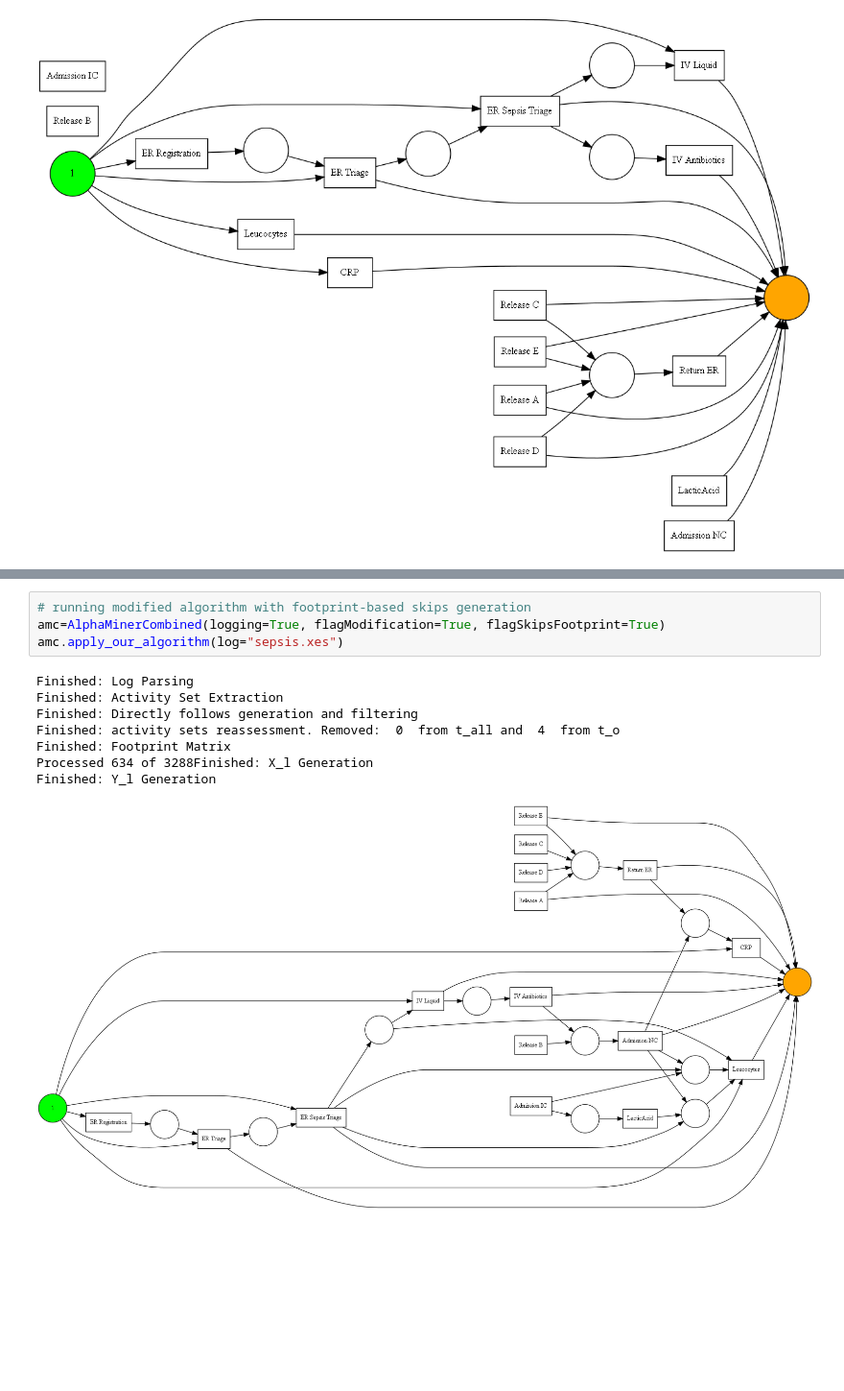
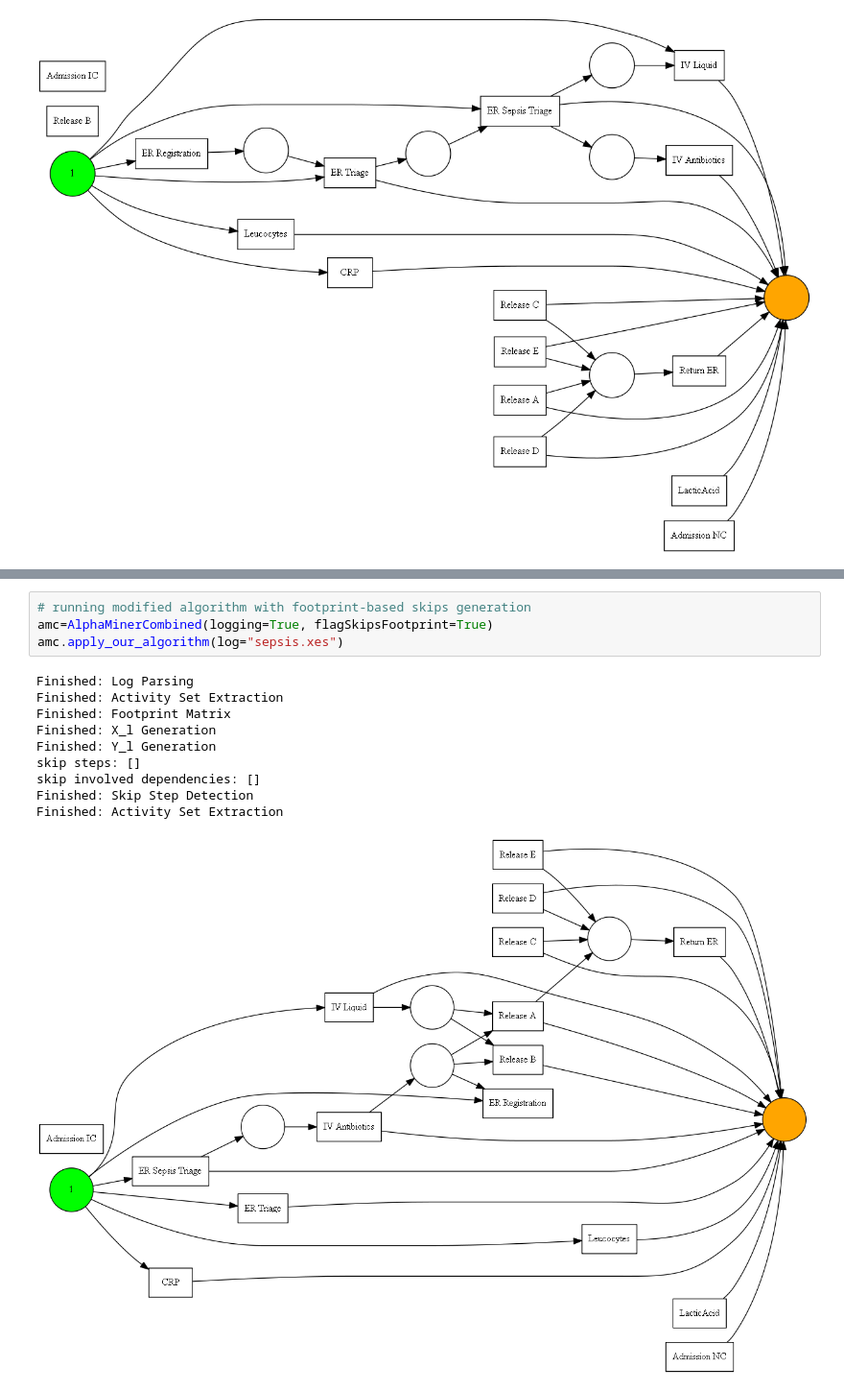
Before and after one commit to Janek7/alpha-miner-extension, a Jupyter notebook: AlphaMiner.ipynb, the cells around one changed output, grey strips where cells are left out. Shown at 96% size. Drawn from its saved outputs; the diff is of its cells as text; blank space fills up the shorter version.

Commit message:
clean up Combined

```diff
--- a/AlphaMiner.ipynb
+++ b/AlphaMiner.ipynb
@@ -2114,13 +2068,15 @@ Finished: Y_l Generation
 # %%
 # running modified algorithm with footprint-based skips generation
-amc=AlphaMinerCombined(logging=True, flagModification=True, flagSkipsFootprint=True)
+amc=AlphaMinerCombined(logging=True, flagSkipsFootprint=True)
 amc.apply_our_algorithm(log="sepsis.xes")
 # %% [output]
 Finished: Log Parsing
 Finished: Activity Set Extraction
-Finished: Directly follows generation and filtering
-Finished: activity sets reassessment. Removed:  0  from t_all and  4  from t_o
 Finished: Footprint Matrix
-Processed 634 of 3288Finished: X_l Generation
+Finished: X_l Generation
 Finished: Y_l Generation
+skip steps: []
+skip involved dependencies: []
+Finished: Skip Step Detection
+Finished: Activity Set Extraction
-[figure, old version]
+[figure, new version]
```
Also changed, not shown: parts of 8 cells of this notebook, 3 other files.
